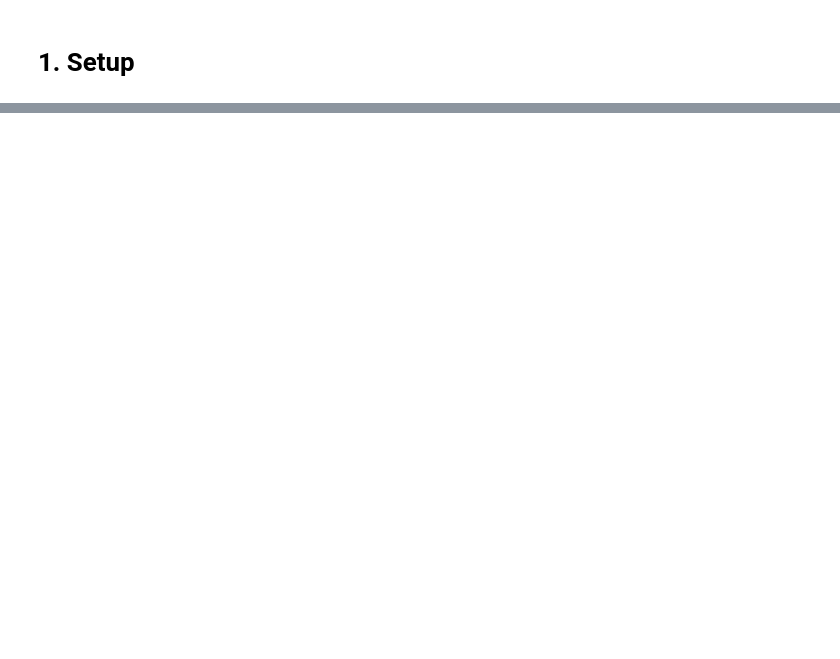
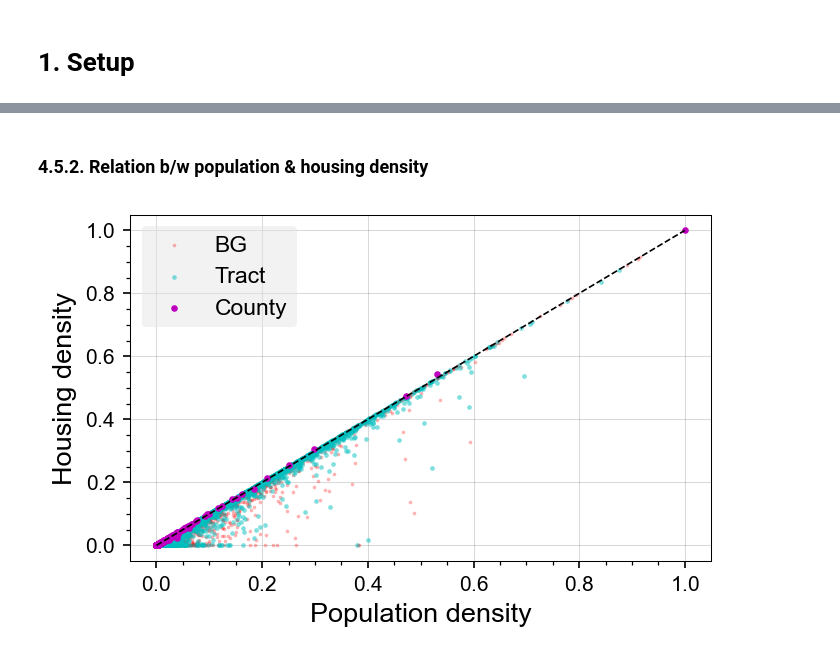
Before and after one commit to rvanxer/spr_4711, a Jupyter notebook: code/2_ses.ipynb, the cells around one changed output, grey strips where cells are left out. Cells and saved outputs as stored; diff of their text form; code cells hidden in the pictures; blank space fills up the shorter version.

```diff
--- a/code/2_ses.ipynb
+++ b/code/2_ses.ipynb
@@ -552,0 +324,23 @@ plot_sedi_corr(dpi=250)
+# %%
+def get_acs(year, overwrite=False):
+    outpath = DATA / f'ses/acs/acs_{year}.parquet'
+    if (df := file_check(outpath, overwrite)) is not None: return df
+    acs = pd.read_parquet(DATA / f'ses/acs/raw_{year}.parquet')
+    res = []
+    for scale, nChar in D(County=5, Tract=11, BG=12).items():
+        df = acs.assign(geoid=acs['geoid'].str[:nChar])
+        df = df.groupby('geoid').sum()
+        df = Pdf(get_acs_ses(df)).set_index(df.index)
+        df.insert(0, 'scale', scale)
+        res.append(df.reset_index().query('popu > 0'))
+    df = pd.concat(res).reset_index(drop=1).fillna(0)
+    df = df.merge(pd.read_parquet(
+        DATA / f'zones/zones_{(year//10)*10}.parquet', columns=['geoid', 'aland']))
+    aland = df.pop('aland')
+    df.insert(5, 'pop_density', df.popu / (aland + EPS))
+    df.insert(6, 'house_density', df.house / (aland + EPS))
+    df.to_parquet(mkfile(outpath))
+    return df
+
+# acs19 = get_acs(2019, overwrite=0).disp() # 4s
+acs21 = get_acs(2021, overwrite=0).disp() # 3s
@@ -552,0 +426,13 @@ plot_sedi_corr(dpi=250)
+# %% [markdown]
+### 4.5.2. Relation b/w population & housing density
+# %%
+ax = pplot(size=(5, 3), xlab='Population density', ylab='Housing density')
+for scale, color, size, alpha in [
+        ('BG', 'r', 3, 0.3), ('Tract', 'c', 5, 0.5), ('County', 'm', 10, 1)]:
+    df = acs[acs['scale'] == scale]
+    ax.scatter(df['popd'], df['housd'], s=size, linewidth=0,
+               color=color, alpha=alpha, label=scale)
+ax.plot([0, 1], [0, 1], ls='--', color='k', lw=0.8)
+ax.legend(); # 3s
+# %% [output]
+[figure, added]
```
Also changed, not shown: parts of 84 cells of this notebook, 4 other files.
